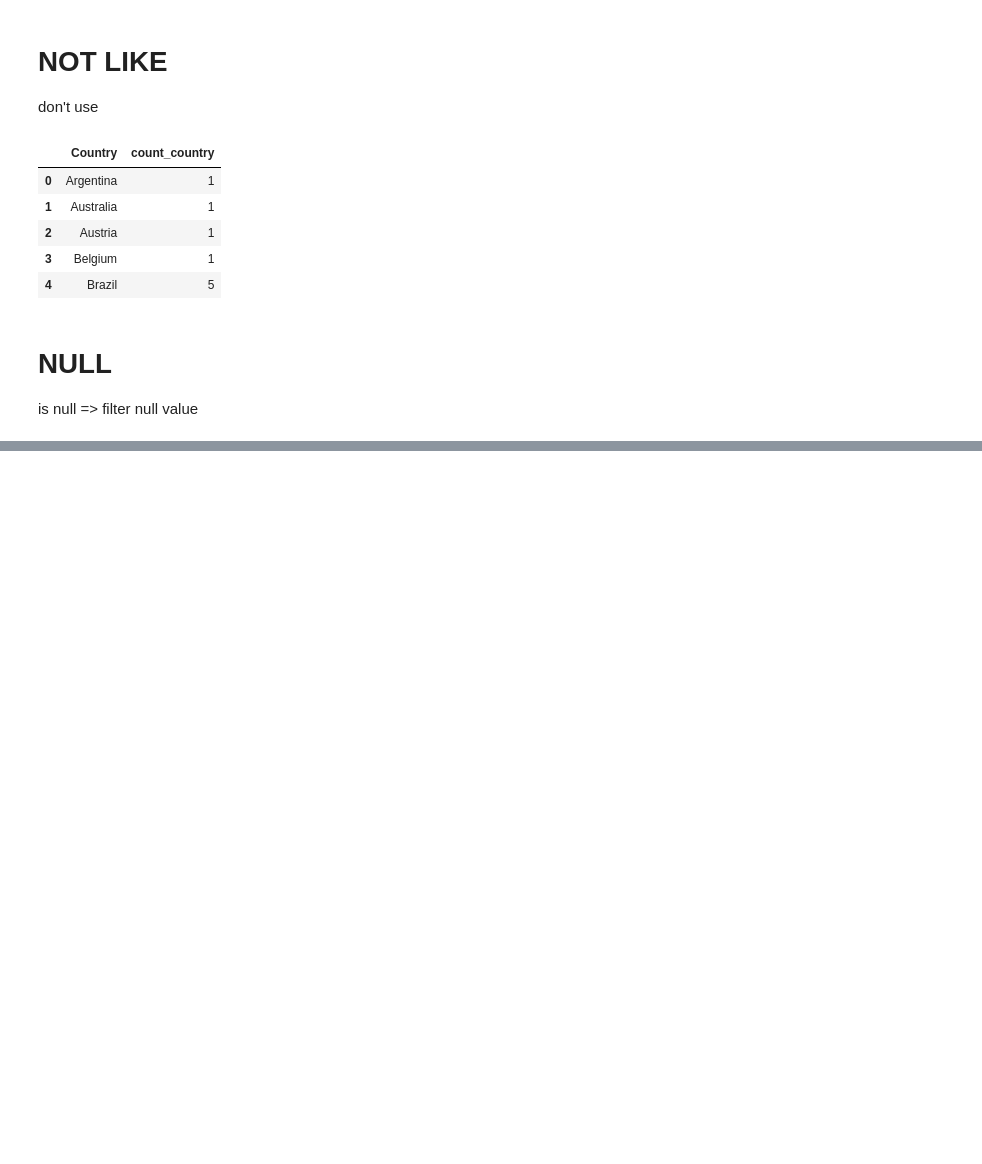
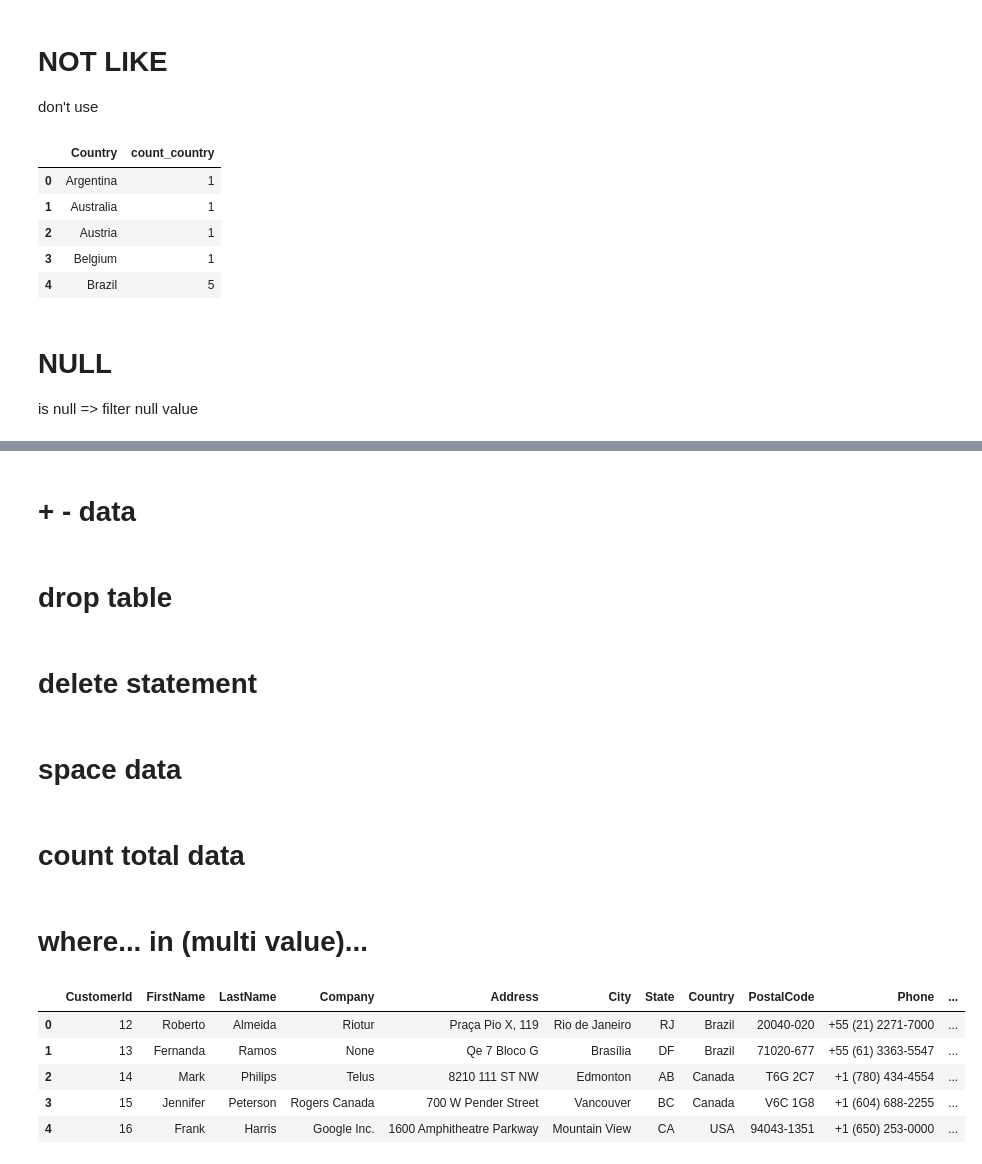
Before and after one commit to Vipoptae/SQL-for-data-analysis, a Jupyter notebook: SQL for data analysis.ipynb, the cells around one changed output, grey strips where cells are left out. Cells and saved outputs as stored; diff of their text form; code cells hidden in the pictures; blank space fills up the shorter version.

```diff
--- a/SQL for data analysis.ipynb
+++ b/SQL for data analysis.ipynb
@@ -358,0 +426,32 @@ data.head()
+# %%
+import pandas as pd
+import sqlite3
+db='chinook.db'
+con=sqlite3.connect(db)
+# %% [markdown]
+# + - data
+# %% [markdown]
+# drop table
+# %% [markdown]
+# delete statement
+# %% [markdown]
+# space data
+# %% [markdown]
+# count total data
+# %% [markdown]
+# where... in (multi value)...
+# %%
+sql='''
+select *
+from customers
+where state in ('RJ', 'DF', 'AB', 'BC', 'CA', 'WA', 'NY')
+'''
+data=pd.read_sql(sql,con)
+data.head()
+# %% [output]
+|  | CustomerId | FirstName | LastName | Company | Address | City | State | Country | PostalCode | Phone | ... |
+| 0 | 12 | Roberto | Almeida | Riotur | Praça Pio X, 119 | Rio de Janeiro | RJ | Brazil | 20040-020 | +55 (21) 2271-7000 | ... |
+| 1 | 13 | Fernanda | Ramos | None | Qe 7 Bloco G | Brasília | DF | Brazil | 71020-677 | +55 (61) 3363-5547 | ... |
+| 2 | 14 | Mark | Philips | Telus | 8210 111 ST NW | Edmonton | AB | Canada | T6G 2C7 | +1 (780) 434-4554 | ... |
+| 3 | 15 | Jennifer | Peterson | Rogers Canada | 700 W Pender Street | Vancouver | BC | Canada | V6C 1G8 | +1 (604) 688-2255 | ... |
+| 4 | 16 | Frank | Harris | Google Inc. | 1600 Amphitheatre Parkway | Mountain View | CA | USA | 94043-1351 | +1 (650) 253-0000 | ... |
```
Also changed, not shown: parts of 11 cells of this notebook.
